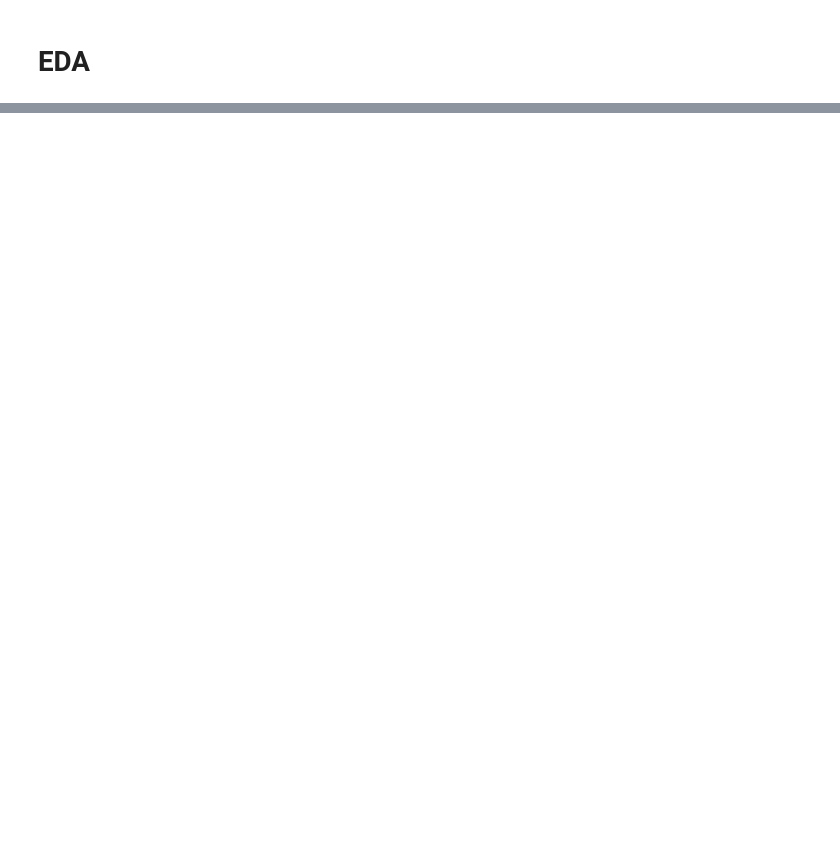
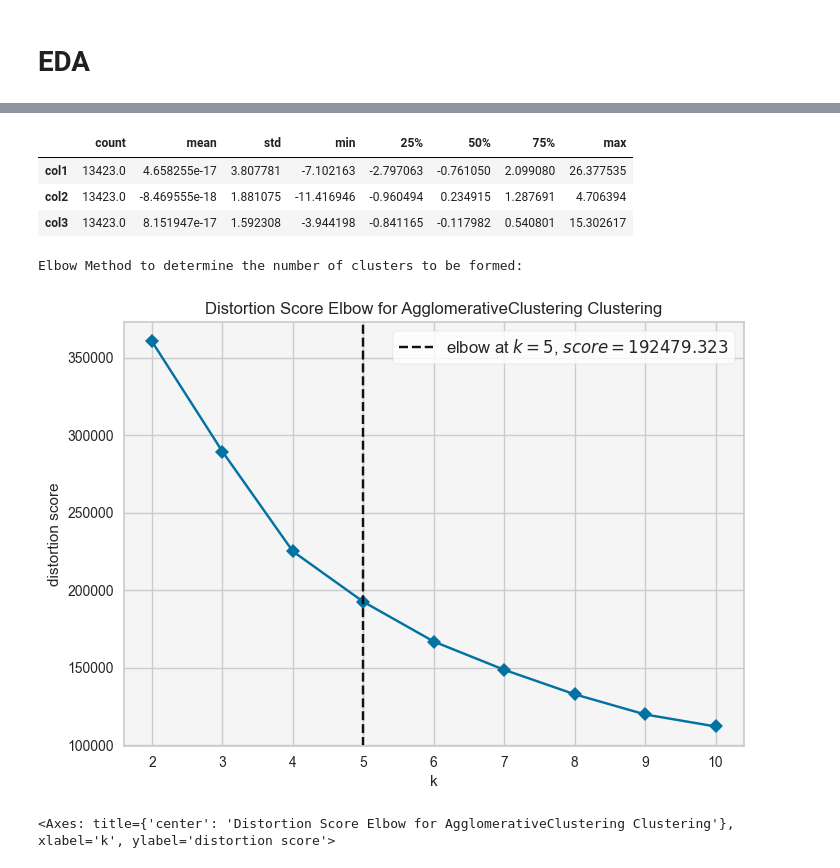
Before and after one commit to zhenging2b/loan_default_detection, a Jupyter notebook: kaitlyn_starter.ipynb, the cells around one changed output, grey strips where cells are left out. Drawn from its saved outputs; the diff is of its cells as text; code cells hidden in the pictures; blank space fills up the shorter version.

Commit message:
clustering

```diff
--- a/kaitlyn_starter.ipynb
+++ b/kaitlyn_starter.ipynb
@@ -247,0 +270,4 @@ if 'MSA' in train_df_fe.columns:
+# %%
+train_df_encoded = encode_df(train_df_fe)
+val_df_encoded = encode_df(val_df_fe)
+test_df_encoded = encode_df(test_df_fe)
@@ -247,0 +327,4 @@ if 'MSA' in train_df_fe.columns:
+# %%
+train_df_scaled = scale_features(train_df_encoded,col_to_use)
+val_df_scaled = scale_features(val_df_encoded,col_to_use)
+test_df_scaled = scale_features(test_df_encoded,col_to_use)
@@ -247,0 +335,15 @@ if 'MSA' in train_df_fe.columns:
+# %%
+def pca_3d(scaled_ds):
+    # Perform PCA with 3 components on the scaled dataset
+    pca = PCA(n_components=3)
+    pca.fit(scaled_ds)
+
+    # Create a DataFrame to store the PCA results
+    PCA_ds = pd.DataFrame(pca.transform(scaled_ds), columns=["col1", "col2", "col3"])
+
+    # Display summary statistics of the PCA results
+    PCA_summary = PCA_ds.describe().T
+    return PCA_summary, PCA_ds
+# %%
+train_pca_summary, train_pca = pca_3d(train_df_scaled)
+train_pca_summary
@@ -247,0 +363,8 @@ if 'MSA' in train_df_fe.columns:
+# %%
+test_pca_summary, test_pca = pca_3d(test_df_scaled)
+test_pca_summary
+# %% [output]
+|  | count | mean | std | min | 25% | 50% | 75% | max |
+| col1 | 13423.0 | 4.658255e-17 | 3.807781 | -7.102163 | -2.797063 | -0.761050 | 2.099080 | 26.377535 |
+| col2 | 13423.0 | -8.469555e-18 | 1.881075 | -11.416946 | -0.960494 | 0.234915 | 1.287691 | 4.706394 |
+| col3 | 13423.0 | 8.151947e-17 | 1.592308 | -3.944198 | -0.841165 | -0.117982 | 0.540801 | 15.302617 |
@@ -247,0 +435,18 @@ if 'MSA' in train_df_fe.columns:
+# %%
+print('Elbow Method to determine the number of clusters to be formed:')
+Elbow_M = KElbowVisualizer(
+    AgglomerativeClustering(),
+    k=10,
+    locate_elbow=True,
+    timings=False
+)
+
+# Set a different background color (e.g., light gray)
+Elbow_M.ax.set_facecolor("#F5F5F5")
+
+Elbow_M.fit(train_pca)
+Elbow_M.show()
+# %% [output]
+Elbow Method to determine the number of clusters to be formed:
+[figure, added]
+<Axes: title={'center': 'Distortion Score Elbow for AgglomerativeClustering Clustering'}, xlabel='k', ylabel='distortion score'>
```
Also changed, not shown: parts of 57 cells of this notebook, 3 other files.
